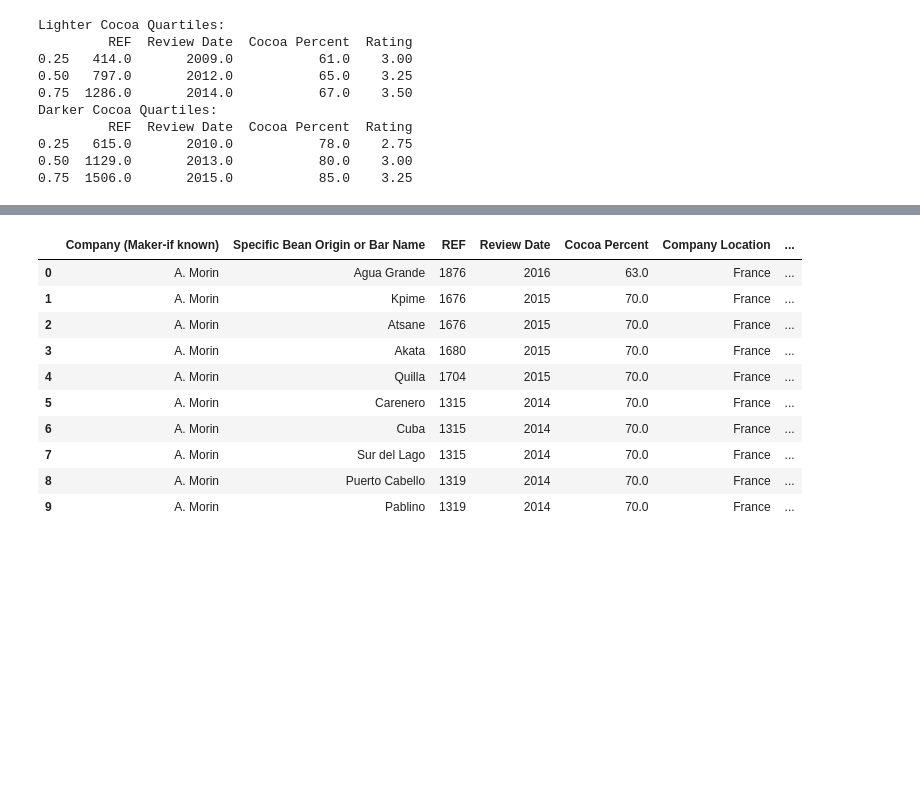
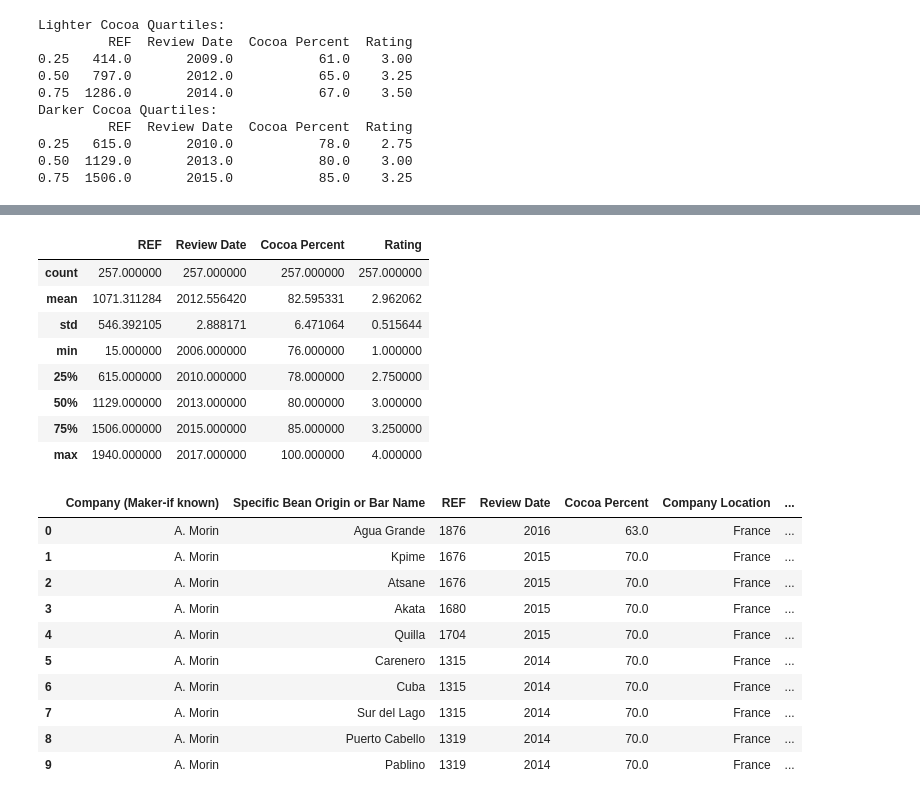
Before and after one commit to NohaKareem/Exploring-chocolate-ratings, a Jupyter notebook: dataExploration.ipynb, the cells around one changed output, grey strips where cells are left out. Cells and saved outputs as stored; diff of their text form; code cells hidden in the pictures; blank space fills up the shorter version.

```diff
--- a/dataExploration.ipynb
+++ b/dataExploration.ipynb
@@ -130,3 +139,15 @@ lighterCocoaPercent.describe()
+# %%
+darkerCocoaPercent.describe()
+# %% [output]
+|  | REF | Review Date | Cocoa Percent | Rating |
+| count | 257.000000 | 257.000000 | 257.000000 | 257.000000 |
+| mean | 1071.311284 | 2012.556420 | 82.595331 | 2.962062 |
+| std | 546.392105 | 2.888171 | 6.471064 | 0.515644 |
+| min | 15.000000 | 2006.000000 | 76.000000 | 1.000000 |
+| 25% | 615.000000 | 2010.000000 | 78.000000 | 2.750000 |
+| 50% | 1129.000000 | 2013.000000 | 80.000000 | 3.000000 |
+| 75% | 1506.000000 | 2015.000000 | 85.000000 | 3.250000 |
+| max | 1940.000000 | 2017.000000 | 100.000000 | 4.000000 |
 # %%
 data.head(10)
 # %% [output]
```
Also changed, not shown: parts of 2 cells of this notebook, 2 other files.
